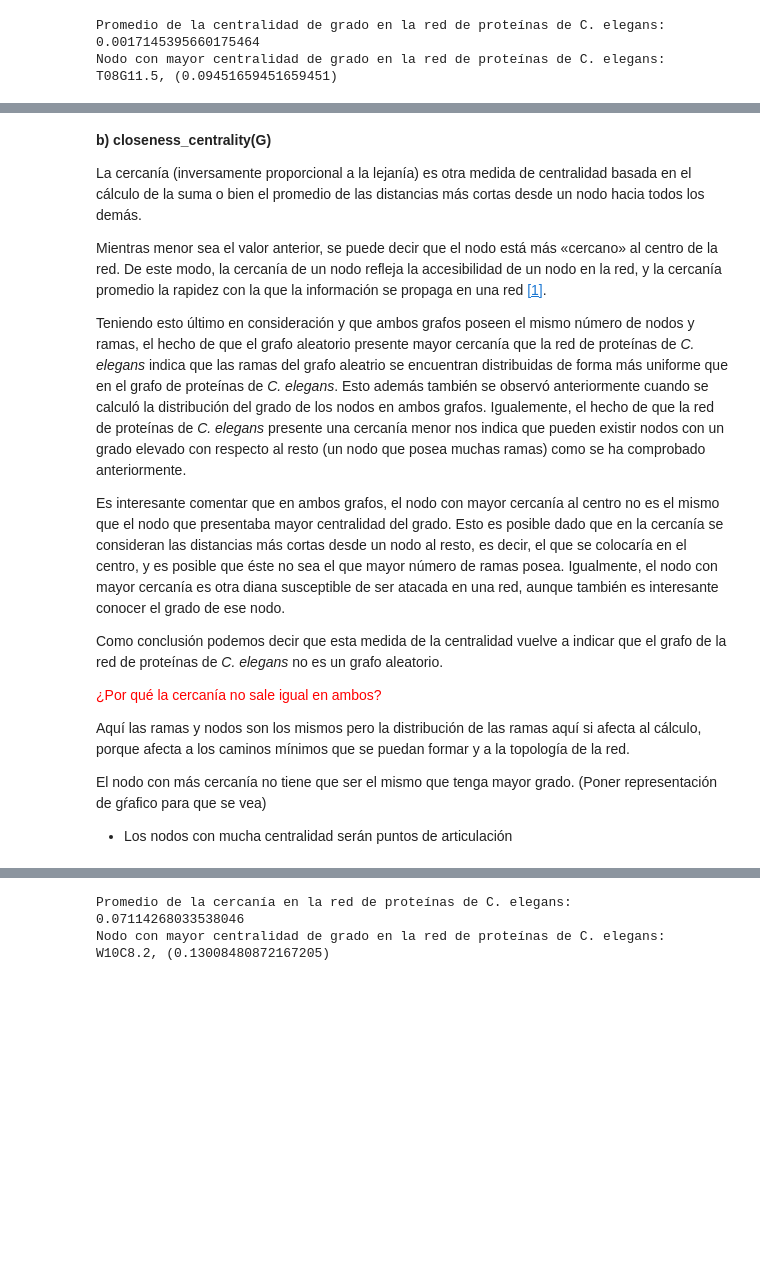
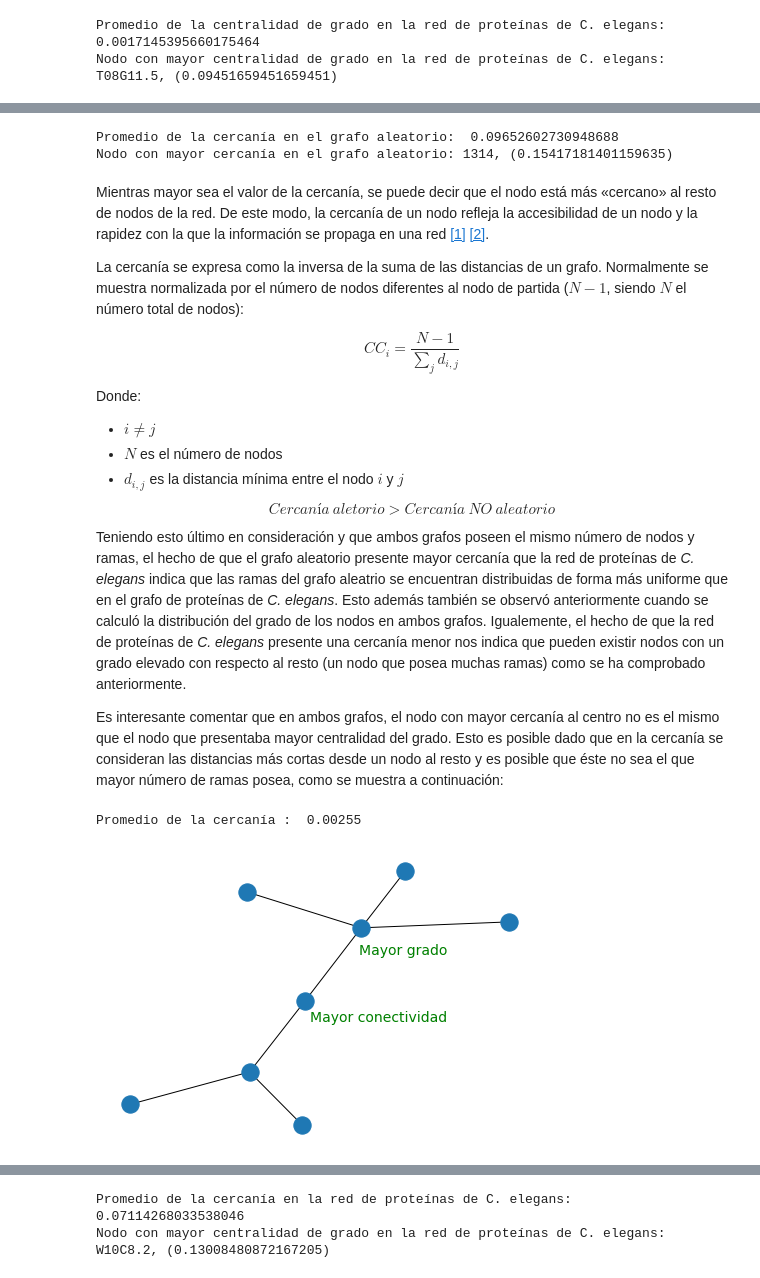
Before and after one commit to Huertas97/CRRTT_practicas, a Jupyter notebook: practica1/Practica_1_Sara_Dorado_Alfaro_Alvaro_Huertas_Garcia.ipynb, the cells around one changed output, grey strips where cells are left out. Cells and saved outputs as stored; diff of their text form; code cells hidden in the pictures; blank space fills up the shorter version.

Commit message:
Apartado cercanía

```diff
--- a/practica1/Practica_1_Sara_Dorado_Alfaro_Alvaro_Huertas_Garcia.ipynb
+++ b/practica1/Practica_1_Sara_Dorado_Alfaro_Alvaro_Huertas_Garcia.ipynb
@@ -507,23 +522,67 @@ Nodo con mayor centralidad de grado en el grafo aleatorio: 704, (0.0064935064935
+# %%
+# Grafo aleatorio
+dic_cercania = nx.closeness_centrality(G_AL)
+promedio_cercania = (sum(dic_cercania.values()) / orden)
+print("Promedio de la cercanía en el grafo aleatorio: ", promedio_cercania)
+
+mayor = max(dic_cercania.items(), key = lambda pareja: pareja[1] )
+print("Nodo con mayor cercanía en el grafo aleatorio: %s, (%s)" %(mayor[0], mayor[1]))
+# %% [output]
+Promedio de la cercanía en el grafo aleatorio:  0.09652602730948688
+Nodo con mayor cercanía en el grafo aleatorio: 1314, (0.15417181401159635)
 # %% [markdown]
-**b) closeness_centrality(G)**
+Mientras mayor sea el valor de la cercanía, se puede decir que el nodo está más «cercano» al resto de nodos de la red. De este modo, la cercanía de un nodo refleja la accesibilidad de un nodo y la rapidez con la que la información se propaga en una red [[1]](https://es.wikipedia.org/wiki/Centralidad) [[2]](https://www.ebi.ac.uk/training/online/course/network-analysis-protein-interaction-data-introduction/building-and-analysing-ppins-1).
 
-La cercanía (inversamente proporcional a la lejanía) es otra medida de centralidad basada en el cálculo de la suma o bien el promedio de las distancias más cortas desde un nodo hacia todos los demás.
 
-Mientras menor sea el valor anterior, se puede decir que el nodo está más «cercano» al centro de la red. De este modo, la cercanía de un nodo refleja la accesibilidad de un nodo en la red, y la cercanía promedio la rapidez con la que la información se propaga en una red [[1]](https://es.wikipedia.org/wiki/Centralidad).
+La cercanía se expresa como la inversa de la suma de las distancias de un grafo. Normalmente se muestra normalizada por el número de nodos diferentes al nodo de partida ($N-1$, siendo $N$ el número total de nodos):
+
+$$ CC_{i} = \frac{N-1}{\sum_{j} d_{i,j}} $$
+
+Donde:
+* $i \neq j$
+* $N$ es el número de nodos
+* $d_{i,j}$ es la distancia mínima entre el nodo $i$ y $j$
+
+$$Cercanía \ aletorio > Cercanía \ NO \ aleatorio$$
 
 Teniendo esto último en consideración y que ambos grafos poseen el mismo número de nodos y ramas, el hecho de que el grafo aleatorio presente mayor cercanía que la red de proteínas de *C. elegans* indica que las ramas del grafo aleatrio se encuentran distribuidas de forma más uniforme que en el grafo de proteínas de *C. elegans*. Esto además también se observó anteriormente cuando se calculó la distribución del grado de los nodos en ambos grafos.
 Igualemente, el hecho de que la red de proteínas de *C. elegans* presente una cercanía menor nos indica que pueden existir nodos con un grado elevado con respecto al resto (un nodo que posea muchas ramas) como se ha comprobado anteriormente.
 
-
-Es interesante comentar que en ambos grafos, el nodo con mayor cercanía al centro no es el mismo que el nodo que presentaba mayor centralidad del grado. Esto es posible dado que en la cercanía se consideran las distancias más cortas desde un nodo al resto, es decir, el que se colocaría en el centro,  y es posible que éste no sea el que mayor número de ramas posea. Igualmente, el nodo con mayor cercanía es otra diana susceptible de ser atacada en una red, aunque también es interesante conocer el grado de ese nodo.
-
-Como conclusión podemos decir que esta medida de la centralidad vuelve a indicar que el grafo de la red de proteínas de *C. elegans* no es un grafo aleatorio.
-
-<font color='red'>¿Por qué la cercanía no sale igual en ambos?</font>
-
-Aquí las ramas y nodos son los mismos pero la distribución de las ramas aquí si afecta al cálculo, porque afecta a los caminos mínimos que se puedan formar y a la topología de la red.
-
-
-El nodo con más cercanía no tiene que ser el mismo que tenga mayor grado. (Poner representación de gŕafico para que se vea)
-
-- Los nodos con mucha centralidad serán puntos de articulación
+Es interesante comentar que en ambos grafos, el nodo con mayor cercanía al centro no es el mismo que el nodo que presentaba mayor centralidad del grado. Esto es posible dado que en la cercanía se consideran las distancias más cortas desde un nodo al resto y es posible que éste no sea el que mayor número de ramas posea, como se muestra a continuación:
+# %%
+# Ejemplo de grafo con nodo con mayor grado diferente al de mayor centralidad
+H = nx.Graph()
+H.add_nodes_from(['1', '2', '3', '4', '5', '6', '7', '8'])
+H.add_edges_from([('1', '4'), ('2', '4'), ('3', '4'), ('4', '5'), ('5', '6'), ('6', '7'), ('6', '8')])
+
+posiciones_nodos = {'1': [0.26081287, 0.8751262 ],
+ '2': [-0.18917212,  0.7198457 ],
+ '3': [0.55419382, 0.4984472 ],
+ '4': [0.13556184, 0.45475622],
+ '5': [-0.02473302, -0.0874654 ],
+ '6': [-0.18162813, -0.61044471],
+ '7': [-0.03313124, -1.        ],
+ '8': [-0.52190402, -0.85026521]}
+
+posiciones_labels = {'1': [0.26081287, 0.8751262 ],
+ '2': [-0.18917212,  0.7198457 ],
+ '3': [0.55419382, 0.4984472 ],
+ '4': [0.25556184, 0.28475622],
+ '5': [ 0.18473302, -0.2074654 ],
+ '6': [-0.18162813, -0.58044471],
+ '7': [-0.03313124, -1.        ],
+ '8': [-0.52190402, -0.85026521]}
+
+
+nx.draw(H, with_labels = False, pos = posiciones_nodos)
+labels=nx.draw_networkx_labels(H, pos = posiciones_labels,
+                               labels = {"5": "Mayor conectividad", "4": "Mayor grado"},
+                               font_size = 14,
+                               font_color = 'green')
+
+dic_cercania = nx.closeness_centrality(H)
+promedio_cercania = (sum(dic_cercania.values()) / orden)
+print("Promedio de la cercanía : ", round(promedio_cercania, 5))
+# %% [output]
+Promedio de la cercanía :  0.00255
+[figure, added]
```
Also changed, not shown: parts of 21 cells of this notebook.
